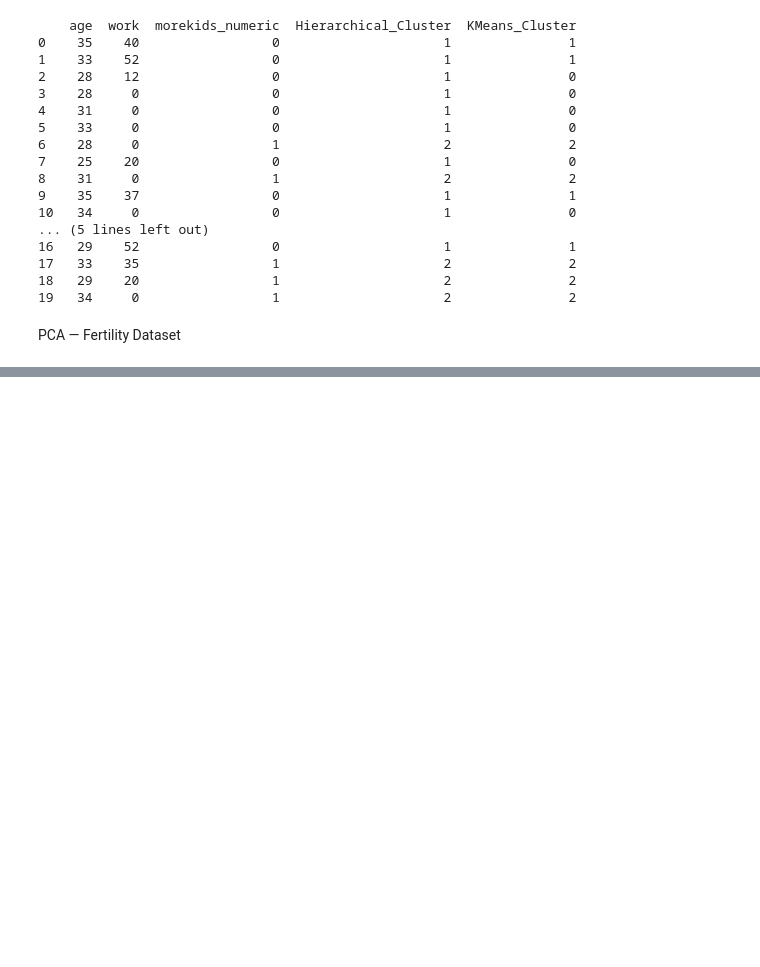
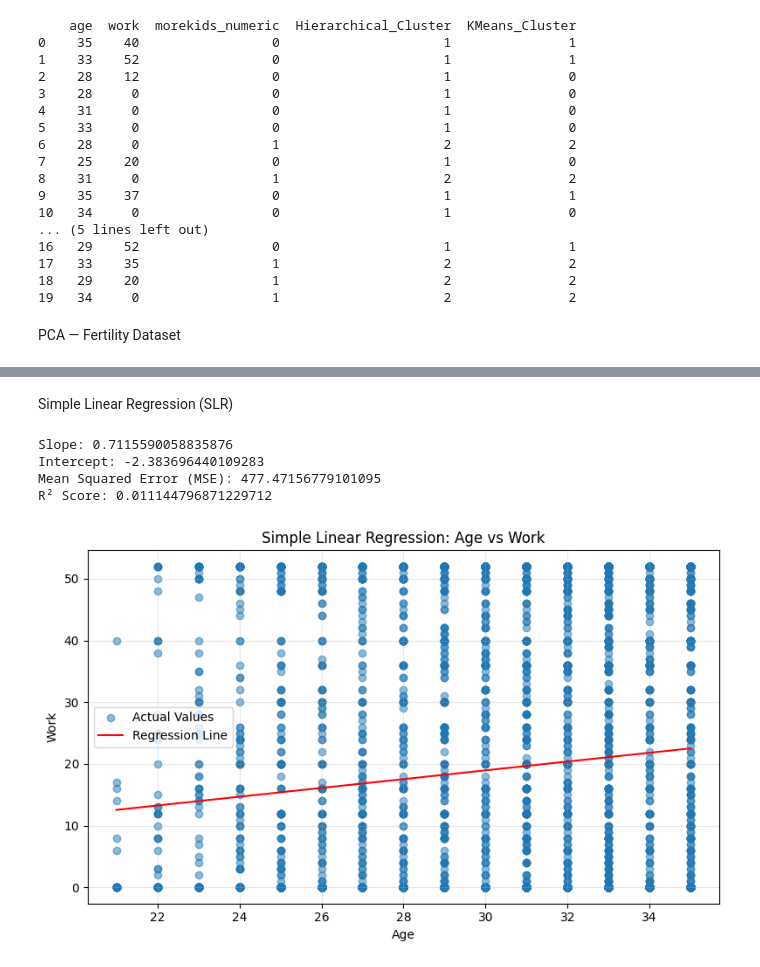
Before and after one commit to Vishwajitp18/Pawar-Vishwajit-Sanjay, a Jupyter notebook: Phase_1_EDA_Project.ipynb, the cells around one changed output, grey strips where cells are left out. Saved outputs shown, nothing was run; the diff lists cells and outputs as text; code cells hidden in the pictures; blank space fills up the shorter version.

```diff
--- a/Phase_1_EDA_Project.ipynb
+++ b/Phase_1_EDA_Project.ipynb
@@ -1014,0 +1022,69 @@ plt.show()
+# %% [markdown]
+Simple Linear Regression (SLR)
+# %%
+
+# Simple Linear Regression (SLR) - Fertility Dataset
+
+import pandas as pd
+import numpy as np
+import matplotlib.pyplot as plt
+
+from sklearn.model_selection import train_test_split
+from sklearn.linear_model import LinearRegression
+from sklearn.metrics import mean_squared_error, r2_score
+
+# Select independent and dependent variables
+slr_data = df[['age', 'work']].dropna()
+
+X = slr_data[['age']]
+y = slr_data['work']
+
+# Split the data
+X_train, X_test, y_train, y_test = train_test_split(
+    X, y, test_size=0.2, random_state=42
+)
+
+# Create and train the model
+slr_model = LinearRegression()
+slr_model.fit(X_train, y_train)
+
+# Make predictions
+y_pred = slr_model.predict(X_test)
+
+# Display model parameters
+print("Slope:", slr_model.coef_[0])
+print("Intercept:", slr_model.intercept_)
+
+# Evaluate the model
+print("Mean Squared Error (MSE):",
+      mean_squared_error(y_test, y_pred))
+
+print("R² Score:", r2_score(y_test, y_pred))
+
+# Visualize actual values and regression line
+X_line = pd.DataFrame({
+    'age': np.linspace(X['age'].min(), X['age'].max(), 100)
+})
+
+y_line = slr_model.predict(X_line)
+
+plt.figure(figsize=(8, 5))
+plt.scatter(X_test['age'], y_test,
+            label='Actual Values', alpha=0.5)
+
+plt.plot(X_line['age'], y_line,
+         color='red', label='Regression Line')
+
+plt.xlabel("Age")
+plt.ylabel("Work")
+plt.title("Simple Linear Regression: Age vs Work")
+plt.legend()
+plt.grid(True, alpha=0.3)
+plt.tight_layout()
+plt.show()
+# %% [output]
+Slope: 0.7115590058835876
+Intercept: -2.383696440109283
+Mean Squared Error (MSE): 477.47156779101095
+R² Score: 0.011144796871229712
+[figure, added]
```
Also changed, not shown: parts of 1 cell of this notebook.
